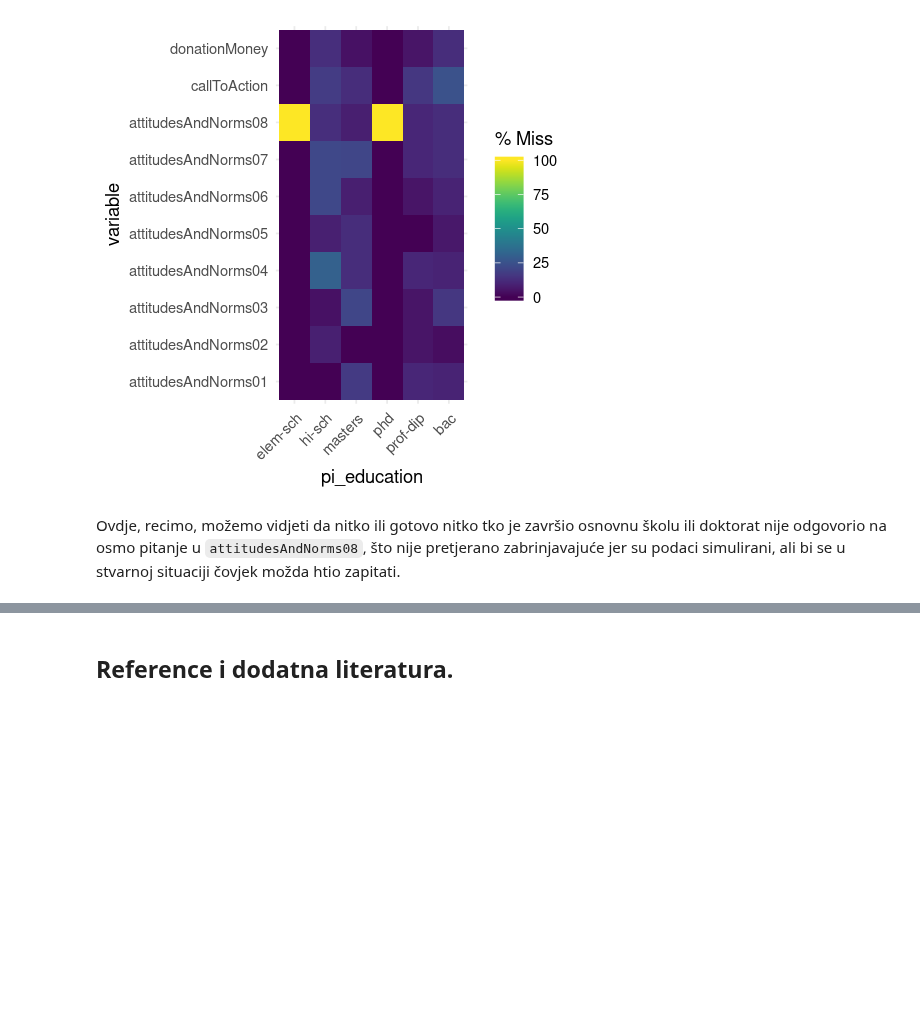
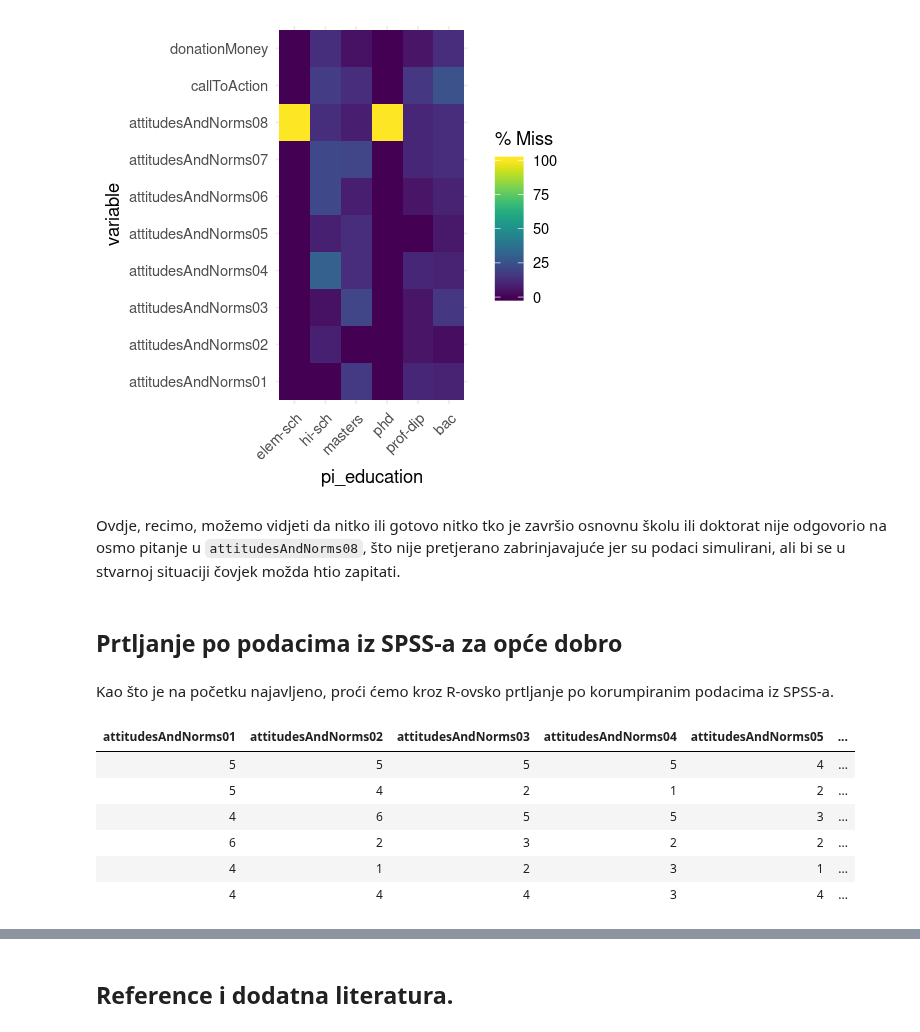
Before and after one commit to vdeni/rdionica, a Jupyter notebook: jupyter-notebook/priprema_podaci_upitnik.ipynb, the cells around one changed output, grey strips where cells are left out. Saved outputs shown, nothing was run; the diff lists cells and outputs as text; code cells hidden in the pictures; blank space fills up the shorter version.

```diff
--- a/jupyter-notebook/priprema_podaci_upitnik.ipynb
+++ b/jupyter-notebook/priprema_podaci_upitnik.ipynb
@@ -1278,3 +1318,17 @@ naniar::gg_miss_fct(., fct = pi_education)
 [figure]
 # %% [markdown]
 Ovdje, recimo, možemo vidjeti da nitko ili gotovo nitko tko je završio osnovnu školu ili doktorat nije odgovorio na osmo pitanje u `attitudesAndNorms08`, što nije pretjerano zabrinjavajuće jer su podaci simulirani, ali bi se u stvarnoj situaciji čovjek možda htio zapitati.
+# %% [markdown]
+## Prtljanje po podacima iz SPSS-a za opće dobro
+# %% [markdown]
+Kao što je na početku najavljeno, proći ćemo kroz R-ovsko prtljanje po korumpiranim podacima iz SPSS-a.
+# %%
+head(podaci_spss)
+# %% [output]
+| attitudesAndNorms01 | attitudesAndNorms02 | attitudesAndNorms03 | attitudesAndNorms04 | attitudesAndNorms05 | ... |
+| 5 | 5 | 5 | 5 | 4 | ... |
+| 5 | 4 | 2 | 1 | 2 | ... |
+| 4 | 6 | 5 | 5 | 3 | ... |
+| 6 | 2 | 3 | 2 | 2 | ... |
+| 4 | 1 | 2 | 3 | 1 | ... |
+| 4 | 4 | 4 | 3 | 4 | ... |
```
Also changed, not shown: parts of 14 cells of this notebook, 1 other file.
